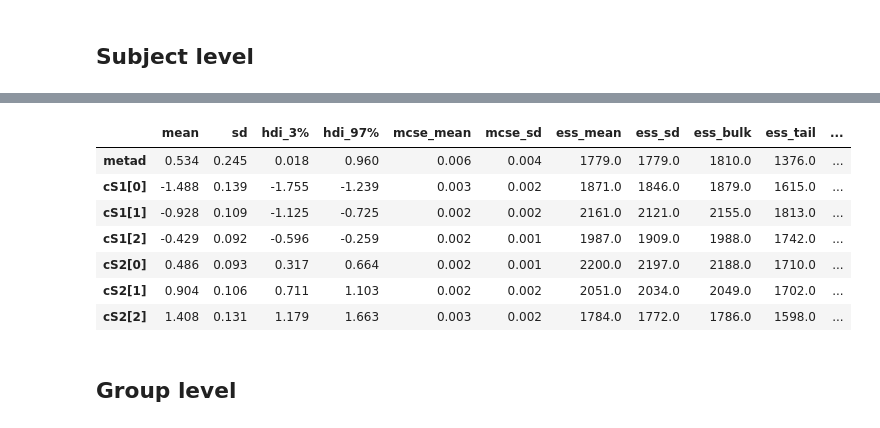
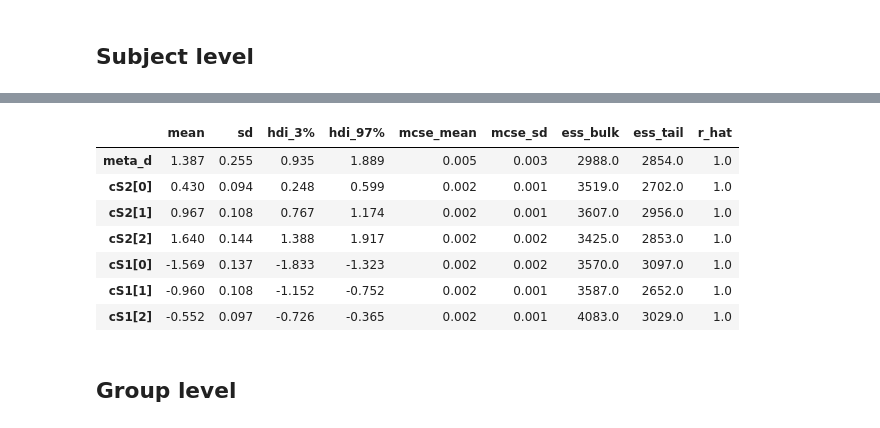
Before and after one commit to embodied-computation-group/metadpy, a Jupyter notebook: notebooks/QuickTour.ipynb, the cells around one changed output, grey strips where cells are left out. Saved outputs shown, nothing was run; the diff lists cells and outputs as text; code cells hidden in the pictures.

```diff
--- a/notebooks/QuickTour.ipynb
+++ b/notebooks/QuickTour.ipynb
@@ -182,14 +179,14 @@ pm.traceplot(trace, var_names=["metad", "cS2", "cS1"]);
-# %%
-pm.summary(trace)
-# %% [output]
-|  | mean | sd | hdi_3% | hdi_97% | mcse_mean | mcse_sd | ess_mean | ess_sd | ess_bulk | ess_tail | ... |
-| metad | 0.534 | 0.245 | 0.018 | 0.960 | 0.006 | 0.004 | 1779.0 | 1779.0 | 1810.0 | 1376.0 | ... |
-| cS1[0] | -1.488 | 0.139 | -1.755 | -1.239 | 0.003 | 0.002 | 1871.0 | 1846.0 | 1879.0 | 1615.0 | ... |
-| cS1[1] | -0.928 | 0.109 | -1.125 | -0.725 | 0.002 | 0.002 | 2161.0 | 2121.0 | 2155.0 | 1813.0 | ... |
-| cS1[2] | -0.429 | 0.092 | -0.596 | -0.259 | 0.002 | 0.001 | 1987.0 | 1909.0 | 1988.0 | 1742.0 | ... |
-| cS2[0] | 0.486 | 0.093 | 0.317 | 0.664 | 0.002 | 0.001 | 2200.0 | 2197.0 | 2188.0 | 1710.0 | ... |
-| cS2[1] | 0.904 | 0.106 | 0.711 | 1.103 | 0.002 | 0.002 | 2051.0 | 2034.0 | 2049.0 | 1702.0 | ... |
-| cS2[2] | 1.408 | 0.131 | 1.179 | 1.663 | 0.003 | 0.002 | 1784.0 | 1772.0 | 1786.0 | 1598.0 | ... |
+# %%
+az.summary(trace, var_names=["meta_d", "cS2", "cS1"])
+# %% [output]
+|  | mean | sd | hdi_3% | hdi_97% | mcse_mean | mcse_sd | ess_bulk | ess_tail | r_hat |
+| meta_d | 1.387 | 0.255 | 0.935 | 1.889 | 0.005 | 0.003 | 2988.0 | 2854.0 | 1.0 |
+| cS2[0] | 0.430 | 0.094 | 0.248 | 0.599 | 0.002 | 0.001 | 3519.0 | 2702.0 | 1.0 |
+| cS2[1] | 0.967 | 0.108 | 0.767 | 1.174 | 0.002 | 0.001 | 3607.0 | 2956.0 | 1.0 |
+| cS2[2] | 1.640 | 0.144 | 1.388 | 1.917 | 0.002 | 0.002 | 3425.0 | 2853.0 | 1.0 |
+| cS1[0] | -1.569 | 0.137 | -1.833 | -1.323 | 0.002 | 0.002 | 3570.0 | 3097.0 | 1.0 |
+| cS1[1] | -0.960 | 0.108 | -1.152 | -0.752 | 0.002 | 0.001 | 3587.0 | 2652.0 | 1.0 |
+| cS1[2] | -0.552 | 0.097 | -0.726 | -0.365 | 0.002 | 0.001 | 4083.0 | 3029.0 | 1.0 |
 # %% [markdown]
 ## Group level
 # %%
```
Also changed, not shown: parts of 18 cells of this notebook, 14 other files.
